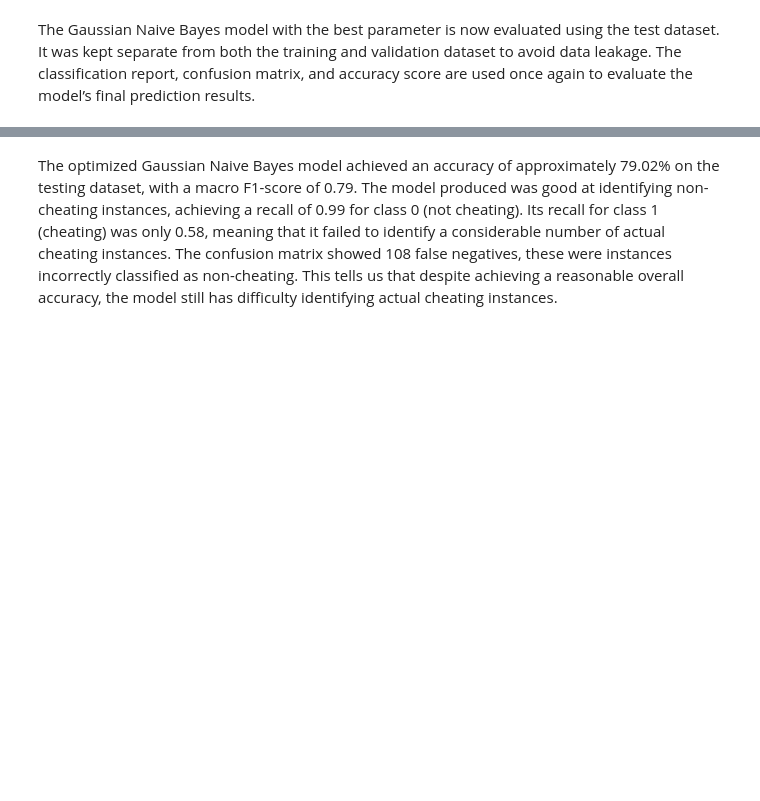
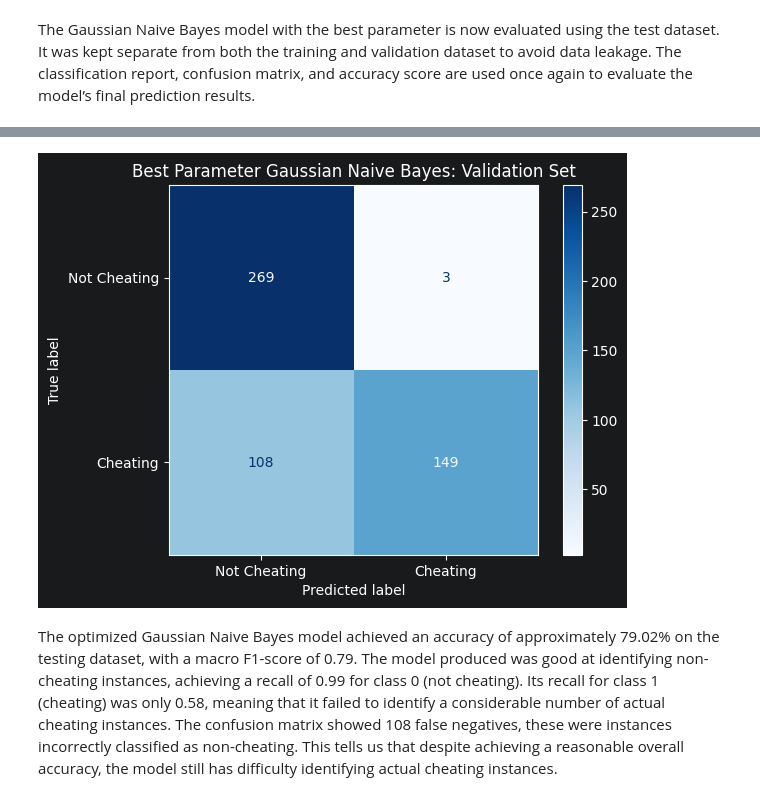
Before and after one commit to raiskolnikov/gdintai-machinelearning, a Jupyter notebook: Jupyter_Notebook/notebooks_GDINTAI_Group-3_MCO2.ipynb, the cells around one changed output, grey strips where cells are left out. Saved outputs shown, nothing was run; the diff lists cells and outputs as text; code cells hidden in the pictures; blank space fills up the shorter version.

```diff
--- a/Jupyter_Notebook/notebooks_GDINTAI_Group-3_MCO2.ipynb
+++ b/Jupyter_Notebook/notebooks_GDINTAI_Group-3_MCO2.ipynb
@@ -493,3 +645,9 @@ print(accuracy_score(gnbY_actualTest, actualTest_Predictions))
+# %%
+ConfusionMatrixDisplay(confusion_matrix(gnbY_actualTest, actualTest_Predictions), display_labels=["Not Cheating", "Cheating"]).plot(cmap="Blues")
+plt.title("Best Parameter Gaussian Naive Bayes: Validation Set")
+plt.show()
+# %% [output]
+[figure, added]
 # %% [markdown]
 The optimized Gaussian Naive Bayes model achieved an accuracy of approximately 79.02% on the testing dataset, with a macro F1-score of 0.79.
 The model produced was good at identifying non-cheating instances, achieving a recall of 0.99 for class 0 (not cheating).
```
Also changed, not shown: parts of 33 cells of this notebook.
